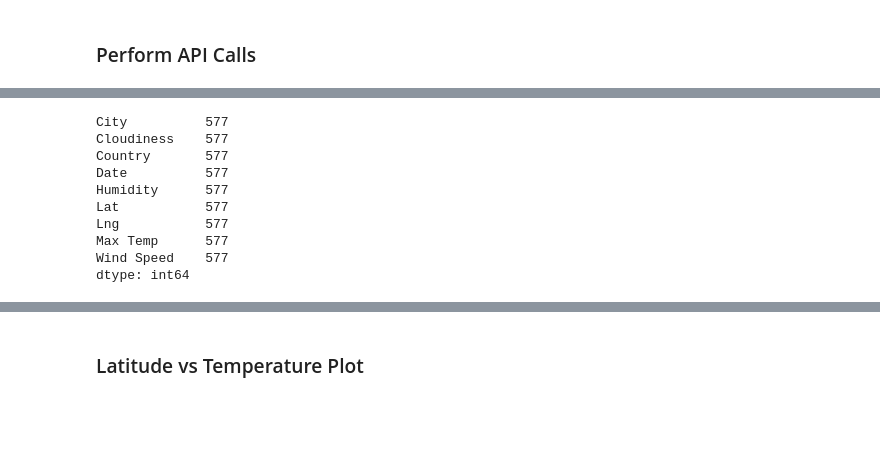
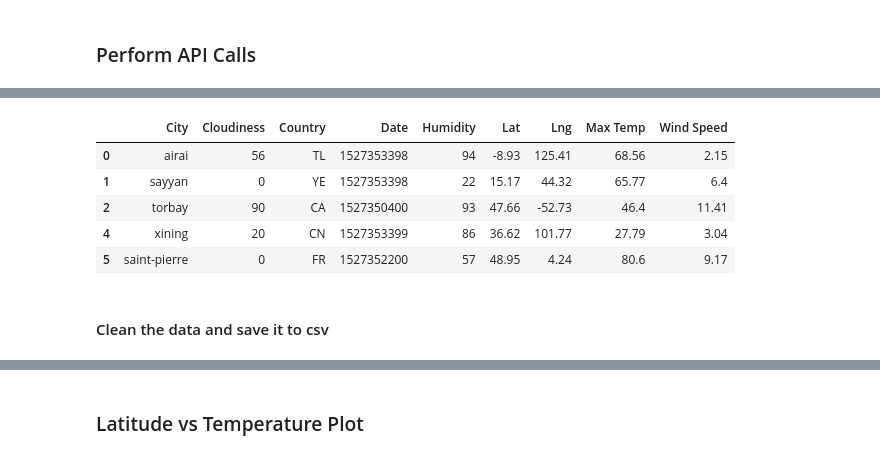
Before and after one commit to krashilili/HW6-PythonAPIs, a Jupyter notebook: WeatherPy_solved.ipynb, the cells around one changed output, grey strips where cells are left out. Cells and saved outputs as stored; diff of their text form; code cells hidden in the pictures; blank space fills up the shorter version.

```diff
--- a/WeatherPy_solved.ipynb
+++ b/WeatherPy_solved.ipynb
@@ -147,15 +198,15 @@ dtype: int64
+# %%
+# visualize the dataframe
+city_data_pd_demo.head()
+# %% [output]
+|  | City | Cloudiness | Country | Date | Humidity | Lat | Lng | Max Temp | Wind Speed |
+| 0 | airai | 56 | TL | 1527353398 | 94 | -8.93 | 125.41 | 68.56 | 2.15 |
+| 1 | sayyan | 0 | YE | 1527353398 | 22 | 15.17 | 44.32 | 65.77 | 6.4 |
+| 2 | torbay | 90 | CA | 1527350400 | 93 | 47.66 | -52.73 | 46.4 | 11.41 |
+| 4 | xining | 20 | CN | 1527353399 | 86 | 36.62 | 101.77 | 27.79 | 3.04 |
+| 5 | saint-pierre | 0 | FR | 1527352200 | 57 | 48.95 | 4.24 | 80.6 | 9.17 |
+# %% [markdown]
+#### Clean the data and save it to csv
 # %%
-# drop the nan's
+# drop the nan's in the dataframe
 city_data_pd = city_data_pd.dropna()
-city_data_pd.count()
-# %% [output]
-City          577
-Cloudiness    577
-Country       577
-Date          577
-Humidity      577
-Lat           577
-Lng           577
-Max Temp      577
-Wind Speed    577
-dtype: int64
```
Also changed, not shown: parts of 18 cells of this notebook, 11 other files.
